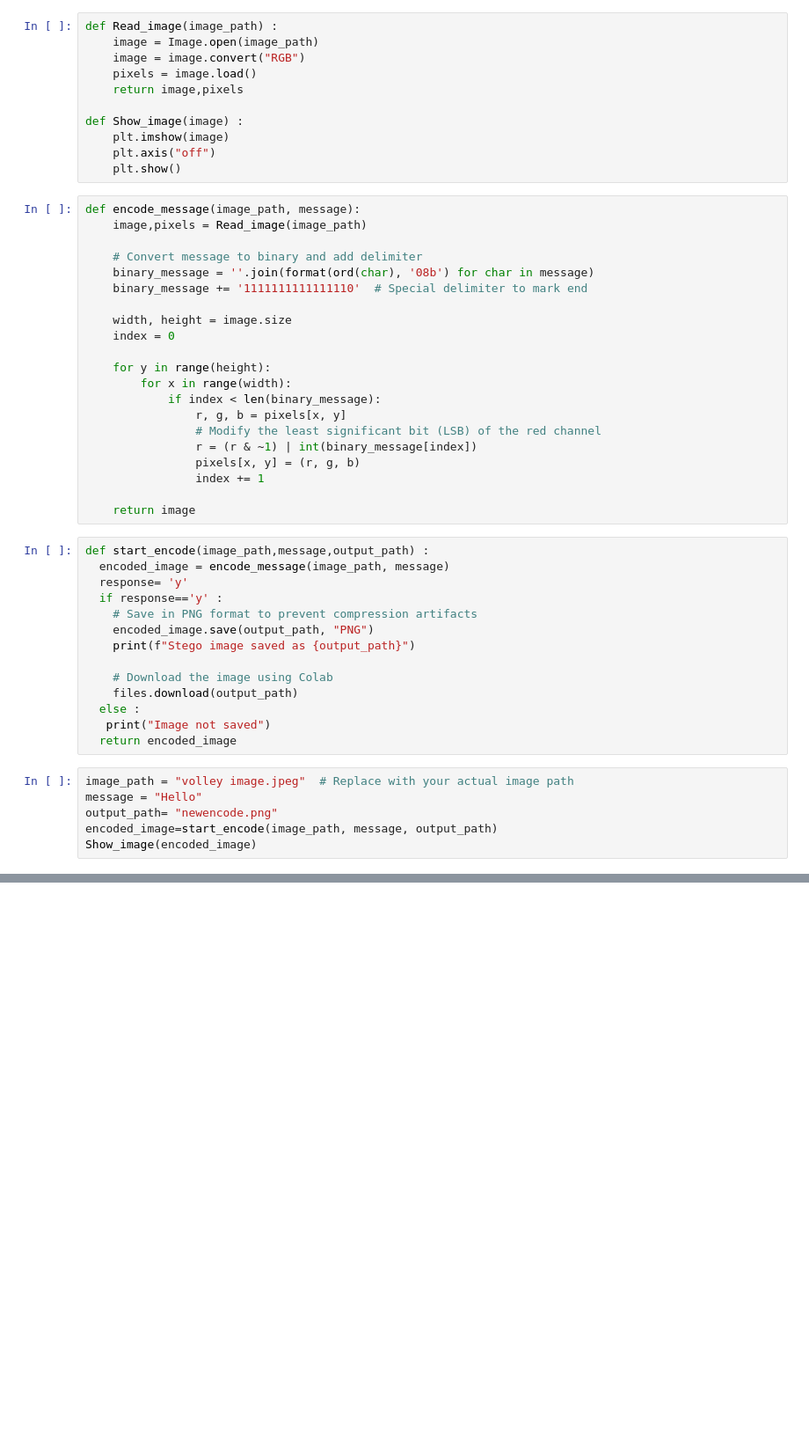
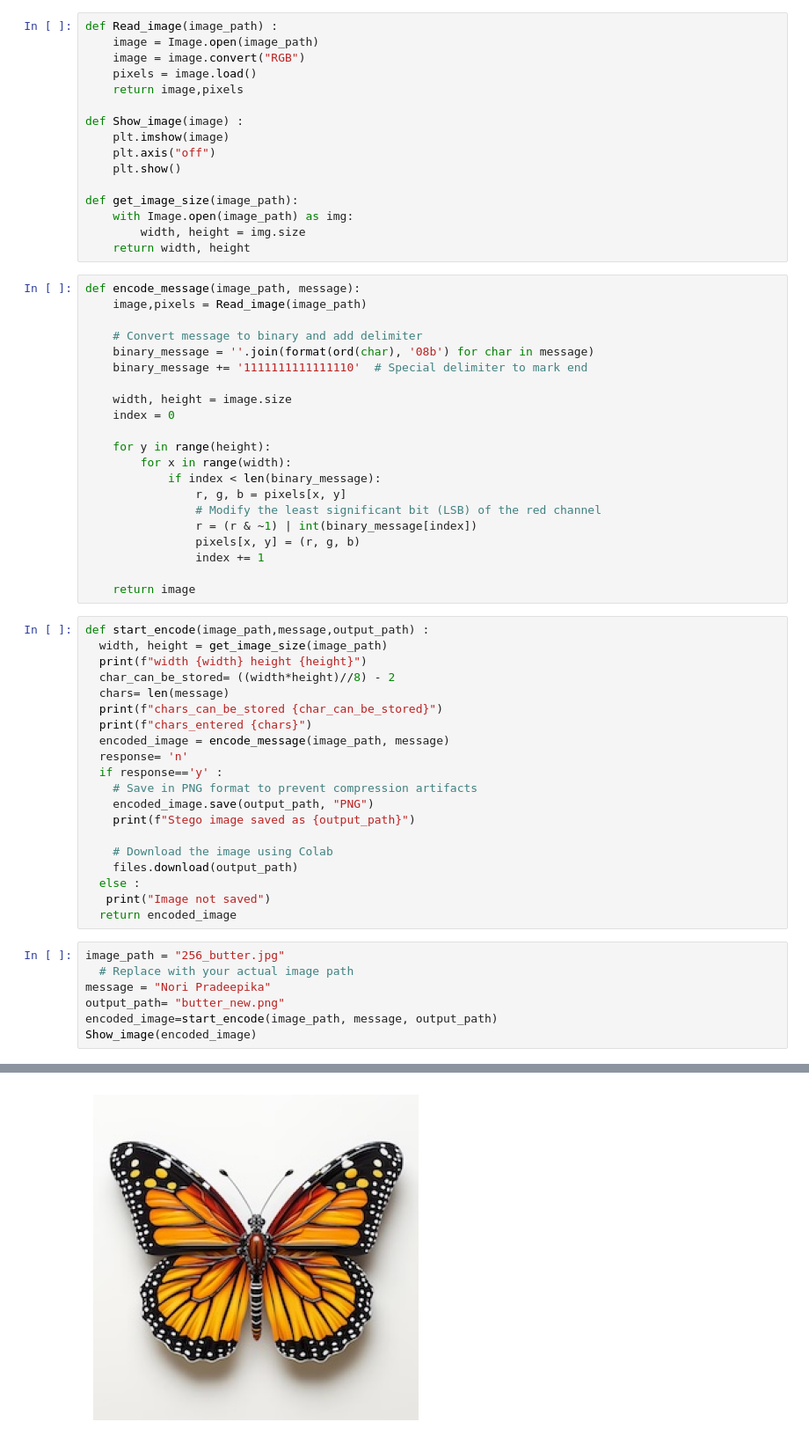
Before and after one commit to saisriy/ShroudX, a Jupyter notebook: texttoimagestego.ipynb, the cells around one changed output, grey strips where cells are left out. Shown at 88% size. Drawn from its saved outputs; the diff is of its cells as text; blank space fills up the shorter version.

Commit message:
comparing stego image with real image

```diff
--- a/texttoimagestego.ipynb
+++ b/texttoimagestego.ipynb
@@ -13,6 +15,11 @@ def Show_image(image) :
     plt.imshow(image)
     plt.axis("off")
     plt.show()
+
+def get_image_size(image_path):
+    with Image.open(image_path) as img:
+        width, height = img.size
+    return width, height
 # %%
 def encode_message(image_path, message):
     image,pixels = Read_image(image_path)
@@ -36,8 +43,14 @@ def encode_message(image_path, message):
     return image
 # %%
 def start_encode(image_path,message,output_path) :
+  width, height = get_image_size(image_path)
+  print(f"width {width} height {height}")
+  char_can_be_stored= ((width*height)//8) - 2
+  chars= len(message)
+  print(f"chars_can_be_stored {char_can_be_stored}")
+  print(f"chars_entered {chars}")
   encoded_image = encode_message(image_path, message)
-  response= 'y'
+  response= 'n'
   if response=='y' :
     # Save in PNG format to prevent compression artifacts
     encoded_image.save(output_path, "PNG")
@@ -49,8 +62,10 @@ def start_encode(image_path,message,output_path) :
    print("Image not saved")
   return encoded_image
 # %%
-image_path = "volley image.jpeg"  # Replace with your actual image path
-message = "Hello"
-output_path= "newencode.png"
+image_path = "256_butter.jpg"
+  # Replace with your actual image path
+message = "Nori Pradeepika"
+output_path= "butter_new.png"
 encoded_image=start_encode(image_path, message, output_path)
 Show_image(encoded_image)
+# %% [output]
@@ -57,2 +76,3 @@ Show_image(encoded_image)
+[figure, added]
 # %%
 def decode_message(image_path):
```
Also changed, not shown: parts of 5 cells of this notebook.
